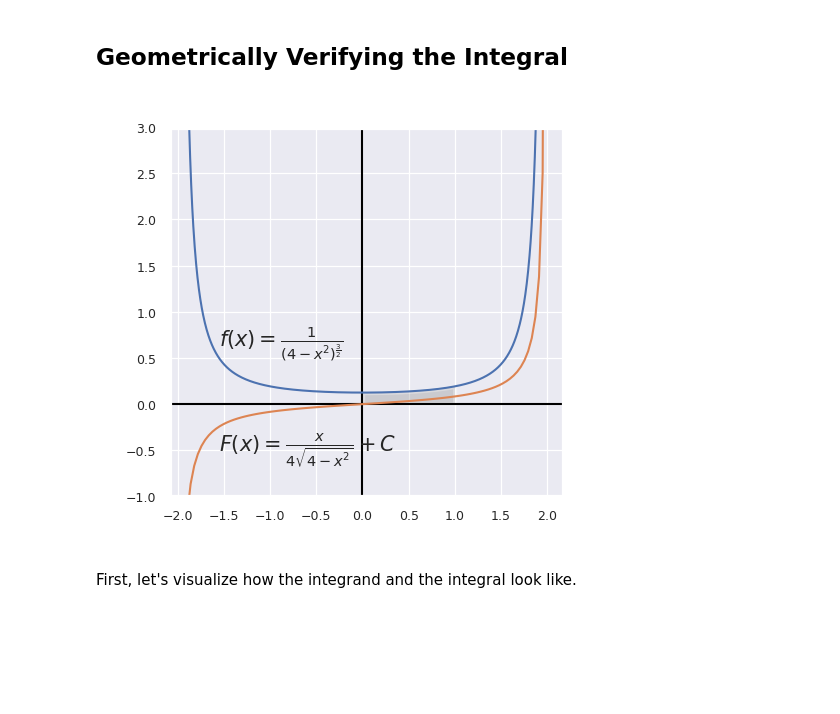
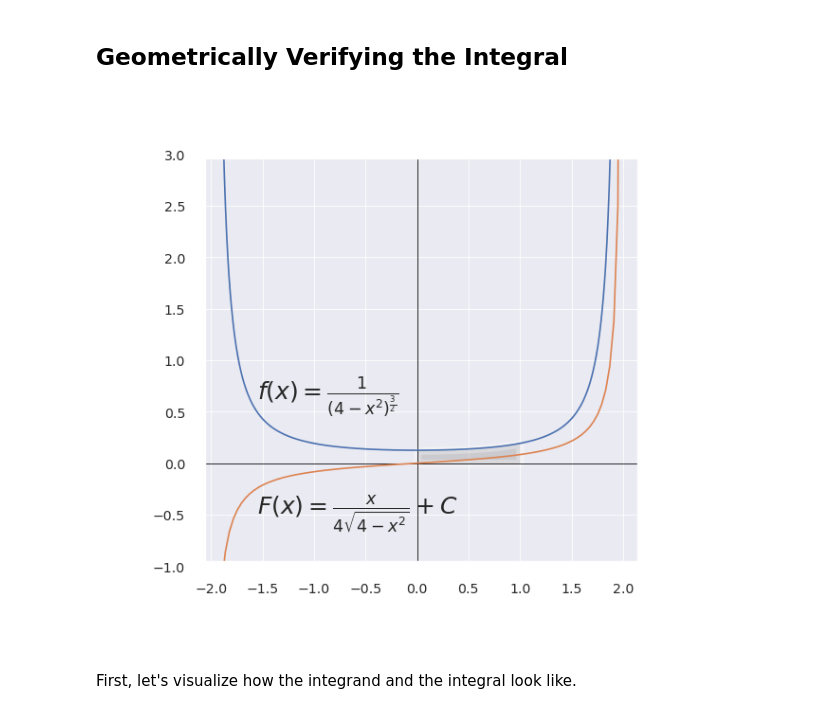
Before and after one commit to soobinrho/college-programming, a Jupyter notebook: AFP2_SoobinRho.ipynb, the cells around one changed output. Saved outputs shown, nothing was run; the diff lists cells and outputs as text; code cells hidden in the pictures; blank space fills up the shorter version.

Commit message:
changed graphs size

```diff
--- a/AFP2_SoobinRho.ipynb
+++ b/AFP2_SoobinRho.ipynb
@@ -136,46 +136,46 @@ import seaborn as sns
 from matplotlib.ticker import MultipleLocator
 
 # Initializing the graph.
-fig = plt.figure(figsize=(1.7, 1.7), dpi=300)
-plt.axhline(0, color='black', linewidth=0.5)
-plt.axvline(0, color='black', linewidth=0.5)
+fig = plt.figure(figsize=(1, 1), dpi=600)
+plt.axhline(0, color='black', linewidth=0.1)
+plt.axvline(0, color='black', linewidth=0.1)
 plt.ylim(-1, 3)
 ax = plt.gca()
 ax.set_aspect(1)
-ax.grid(linewidth=0.3)
-ax.tick_params(axis='both', which='major', pad=-3)
+ax.grid(linewidth=0.1)
+ax.tick_params(axis='both', which='major', pad=-4)
 sns.set_theme()
 ax.yaxis.set_major_locator(MultipleLocator(0.5))
 ax.xaxis.set_major_locator(MultipleLocator(0.5))
-plt.xticks(fontsize=3)
-plt.yticks(fontsize=3)
+plt.xticks(fontsize=1.7)
+plt.yticks(fontsize=1.7)
 
 # Define the function of the integrand.
 x_integrand = np.linspace(-1.9, 1.9, 1000)
 y_integrand = np.power(4 - np.power(x_integrand, 2), (-3/2))
-plt.plot(x_integrand, y_integrand, linewidth=0.5)
+plt.plot(x_integrand, y_integrand, linewidth=0.2)
 str_equation = r'$f(x)=\frac{1}{(4-x^2)^{\frac{3}{2}}}$'
-plt.annotate(str_equation, xy=(0, 0), xytext=(-1.55, 0.63), fontsize=5)
+plt.annotate(str_equation, xy=(0, 0), xytext=(-1.55, 0.63), fontsize=3)
 
 # Define the function of the integral.
 x_integral = np.linspace(-1.9, 1.99, 100)
 y_integral = x_integral / (4 * (4 - np.power(x_integral, 2)))
-plt.plot(x_integral, y_integral, linewidth=0.5)
+plt.plot(x_integral, y_integral, linewidth=0.2)
 str_equation = r'$F(x)=\frac{x}{4\sqrt{4-x^2}}+C$'
-plt.annotate(str_equation, xy=(0, 0), xytext=(-1.55, -0.5), fontsize=5)
+plt.annotate(str_equation, xy=(0, 0), xytext=(-1.55, -0.5), fontsize=3)
 
 # Hightlight the area
 plt.fill_between(x_integrand,
                  y_integrand,
                  where= (x_integrand >= 0)&(x_integrand <= 1),
                  facecolor="grey",
                  alpha=0.3)
 
 # Display the graph.
 #sns.set_style('white')
 plt.show()
 # %% [output]
-[figure, old version]
+[figure, new version]
 # %% [markdown]
 First, let's visualize how the integrand and the integral look like.
 # %%
```
Also changed, not shown: parts of 1 cell of this notebook.
